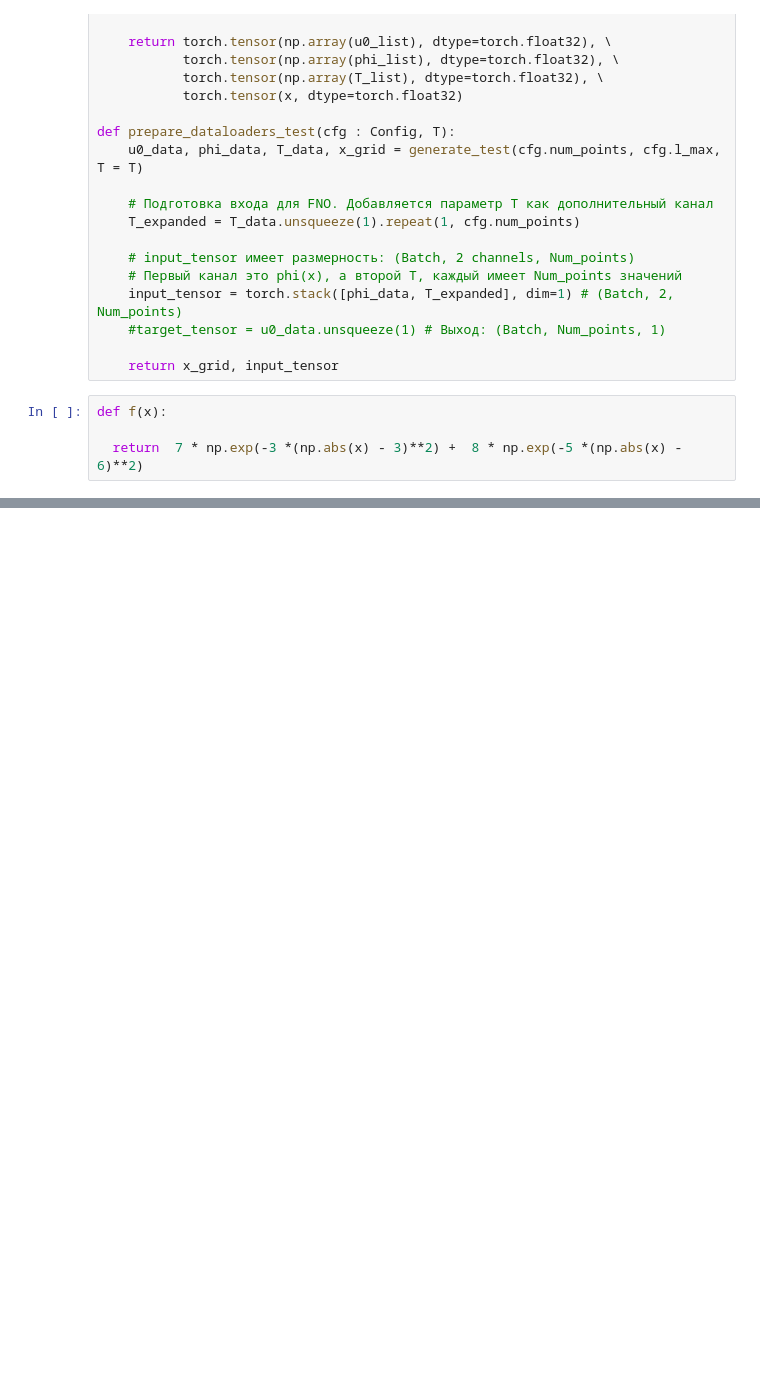
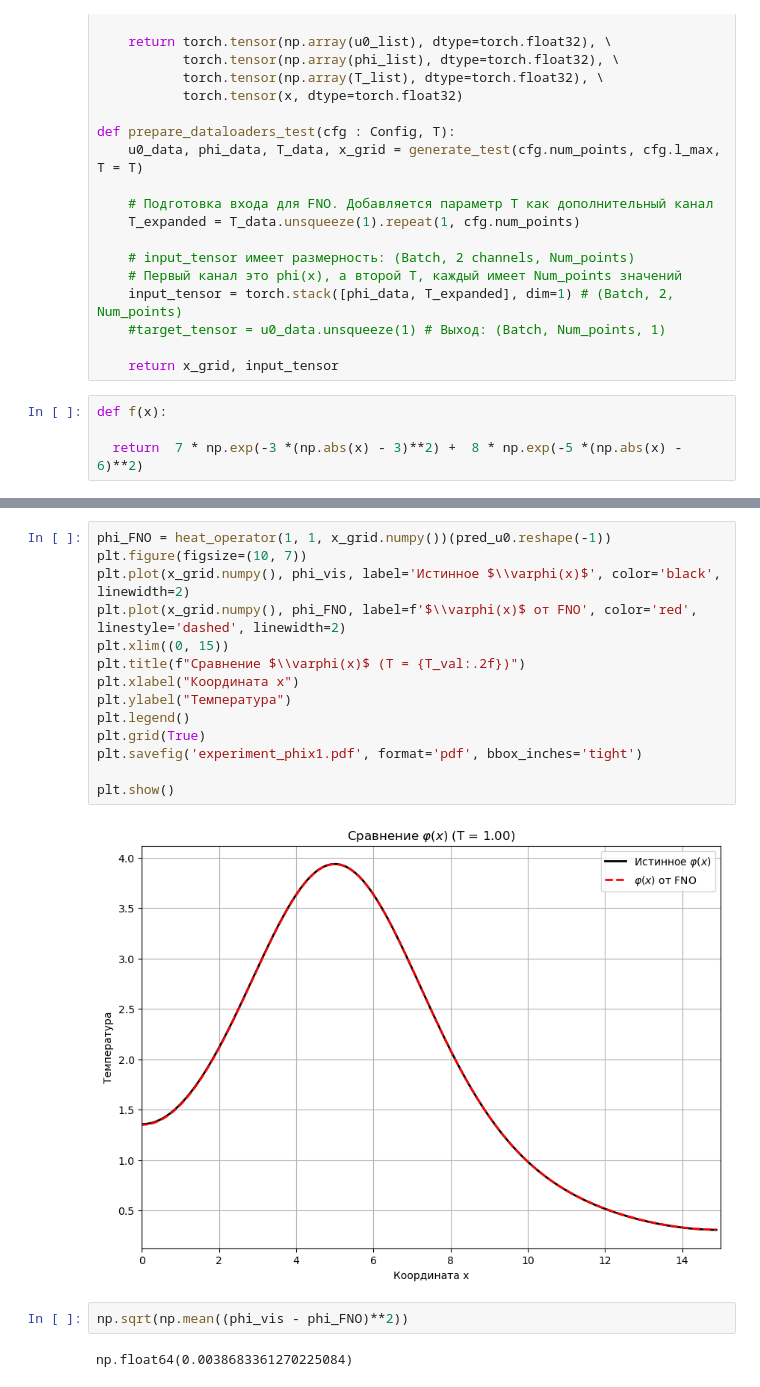
Before and after one commit to cardinaler/MastersThesis, a Jupyter notebook: notebooks/FNO/fno_testing.ipynb, the cells around one changed output, grey strips where cells are left out. Cells and saved outputs as stored; diff of their text form; blank space fills up the shorter version.

```diff
--- a/notebooks/FNO/fno_testing.ipynb
+++ b/notebooks/FNO/fno_testing.ipynb
@@ -115,0 +140,20 @@ plt.show()
+# %%
+phi_FNO = heat_operator(1, 1, x_grid.numpy())(pred_u0.reshape(-1))
+plt.figure(figsize=(10, 7))
+plt.plot(x_grid.numpy(), phi_vis, label='Истинное $\\varphi(x)$', color='black', linewidth=2)
+plt.plot(x_grid.numpy(), phi_FNO, label=f'$\\varphi(x)$ от FNO', color='red', linestyle='dashed', linewidth=2)
+plt.xlim((0, 15))
+plt.title(f"Сравнение $\\varphi(x)$ (T = {T_val:.2f})")
+plt.xlabel("Координата x")
+plt.ylabel("Температура")
+plt.legend()
+plt.grid(True)
+plt.savefig('experiment_phix1.pdf', format='pdf', bbox_inches='tight')
+
+plt.show()
+# %% [output]
+[figure, added]
+# %%
+np.sqrt(np.mean((phi_vis - phi_FNO)**2))
+# %% [output]
+np.float64(0.0038683361270225084)
```
Also changed, not shown: parts of 4 cells of this notebook, 42 other files.
